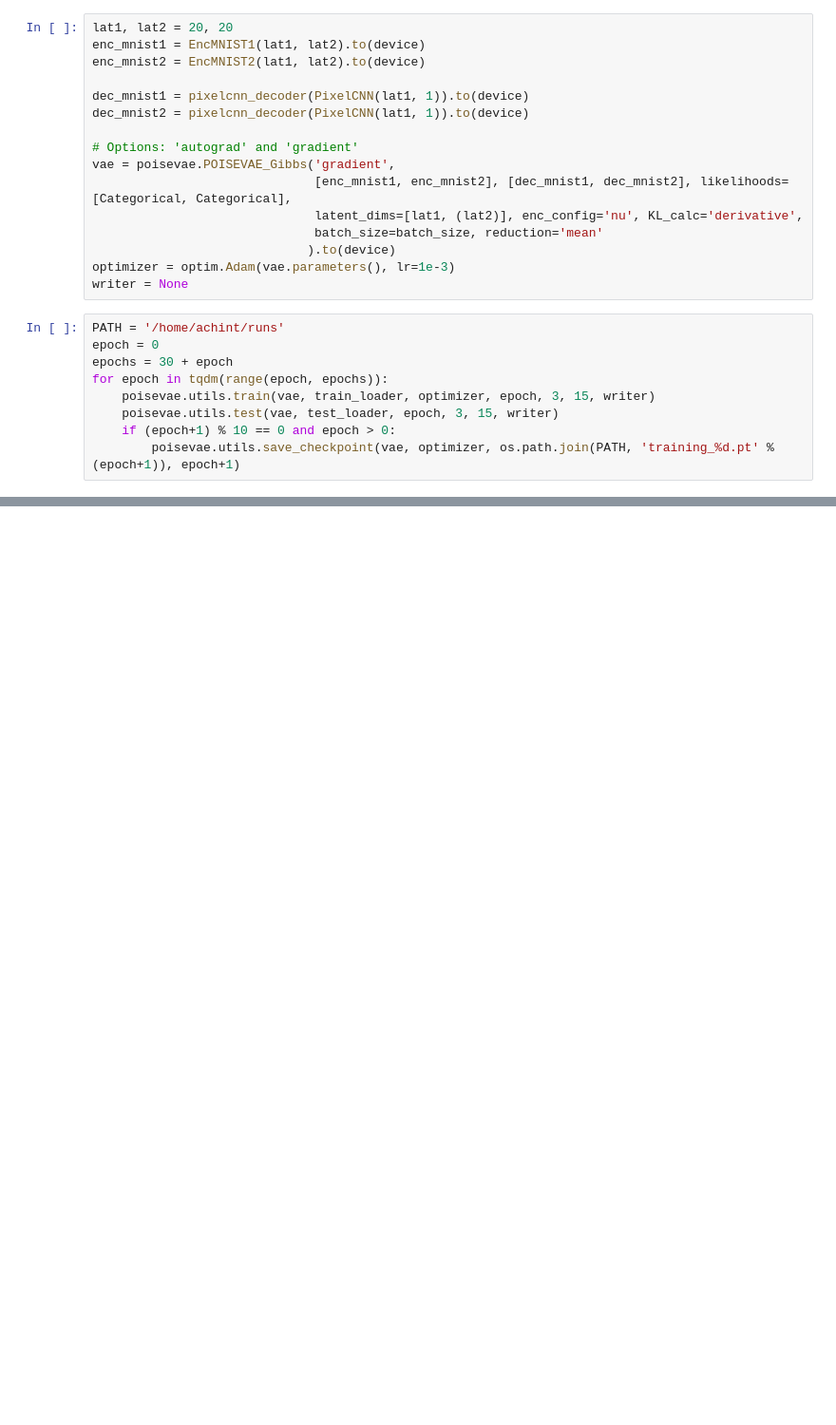
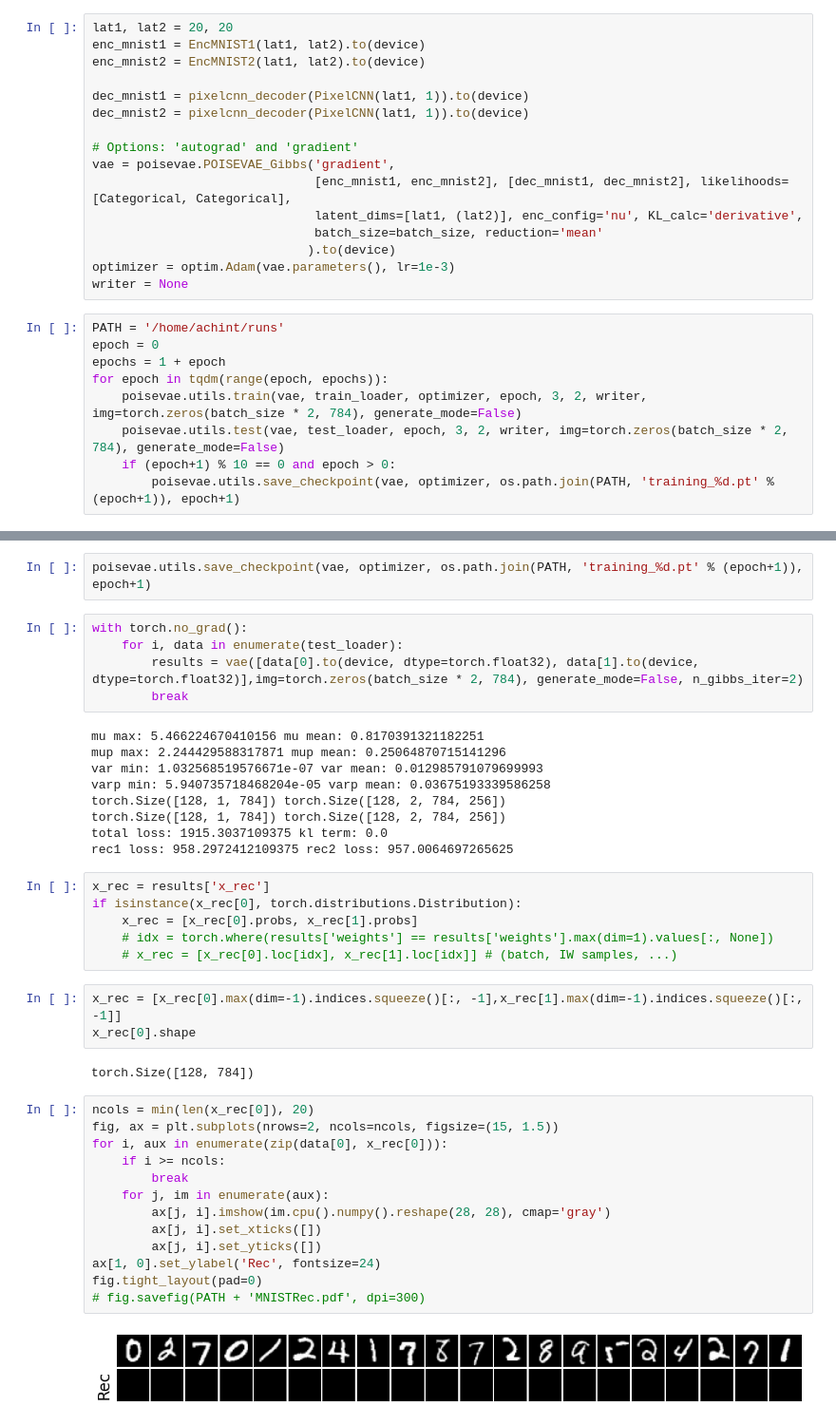
Before and after one commit to achintzeus1994/conditional_pixel_vae, a Jupyter notebook: POISEVAE-master/example/MNIST_MNIST_PixelCNN.ipynb, the cells around one changed output, grey strips where cells are left out. Shown: that part at 95% size. Saved outputs shown, nothing was run; the diff lists cells and outputs as text; blank space fills up the shorter version.

```diff
--- a/POISEVAE-master/example/MNIST_MNIST_PixelCNN.ipynb
+++ b/POISEVAE-master/example/MNIST_MNIST_PixelCNN.ipynb
@@ -51,10 +69,10 @@ writer = None
 # %%
 PATH = '/home/achint/runs'
 epoch = 0
-epochs = 30 + epoch
+epochs = 1 + epoch
 for epoch in tqdm(range(epoch, epochs)):
-    poisevae.utils.train(vae, train_loader, optimizer, epoch, 3, 15, writer)
-    poisevae.utils.test(vae, test_loader, epoch, 3, 15, writer)
+    poisevae.utils.train(vae, train_loader, optimizer, epoch, 3, 2, writer, img=torch.zeros(batch_size * 2, 784), generate_mode=False)
+    poisevae.utils.test(vae, test_loader, epoch, 3, 2, writer, img=torch.zeros(batch_size * 2, 784), generate_mode=False)
     if (epoch+1) % 10 == 0 and epoch > 0:
         poisevae.utils.save_checkpoint(vae, optimizer, os.path.join(PATH, 'training_%d.pt' % (epoch+1)), epoch+1)
 # %% [output]
@@ -65,0 +100,42 @@ TypeError: forward() missing 2 required positional arguments: 'img' and 'generat
+# %%
+poisevae.utils.save_checkpoint(vae, optimizer, os.path.join(PATH, 'training_%d.pt' % (epoch+1)), epoch+1)
+# %%
+with torch.no_grad():
+    for i, data in enumerate(test_loader):
+        results = vae([data[0].to(device, dtype=torch.float32), data[1].to(device, dtype=torch.float32)],img=torch.zeros(batch_size * 2, 784), generate_mode=False, n_gibbs_iter=2)
+        break
+# %% [output]
+mu max: 5.466224670410156 mu mean: 0.8170391321182251
+mup max: 2.244429588317871 mup mean: 0.25064870715141296
+var min: 1.032568519576671e-07 var mean: 0.012985791079699993
+varp min: 5.940735718468204e-05 varp mean: 0.03675193339586258
+torch.Size([128, 1, 784]) torch.Size([128, 2, 784, 256])
+torch.Size([128, 1, 784]) torch.Size([128, 2, 784, 256])
+total loss: 1915.3037109375 kl term: 0.0
+rec1 loss: 958.2972412109375 rec2 loss: 957.0064697265625
+# %%
+x_rec = results['x_rec']
+if isinstance(x_rec[0], torch.distributions.Distribution):
+    x_rec = [x_rec[0].probs, x_rec[1].probs]
+    # idx = torch.where(results['weights'] == results['weights'].max(dim=1).values[:, None])
+    # x_rec = [x_rec[0].loc[idx], x_rec[1].loc[idx]] # (batch, IW samples, ...)
+# %%
+x_rec = [x_rec[0].max(dim=-1).indices.squeeze()[:, -1],x_rec[1].max(dim=-1).indices.squeeze()[:, -1]]
+x_rec[0].shape
+# %% [output]
+torch.Size([128, 784])
+# %%
+ncols = min(len(x_rec[0]), 20)
+fig, ax = plt.subplots(nrows=2, ncols=ncols, figsize=(15, 1.5))
+for i, aux in enumerate(zip(data[0], x_rec[0])):
+    if i >= ncols:
+        break
+    for j, im in enumerate(aux):
+        ax[j, i].imshow(im.cpu().numpy().reshape(28, 28), cmap='gray')
+        ax[j, i].set_xticks([])
+        ax[j, i].set_yticks([])
+ax[1, 0].set_ylabel('Rec', fontsize=24)
+fig.tight_layout(pad=0)
+# fig.savefig(PATH + 'MNISTRec.pdf', dpi=300)
+# %% [output]
+[figure, added]
```
Also changed, not shown: parts of 5 cells of this notebook, 9 other files.
